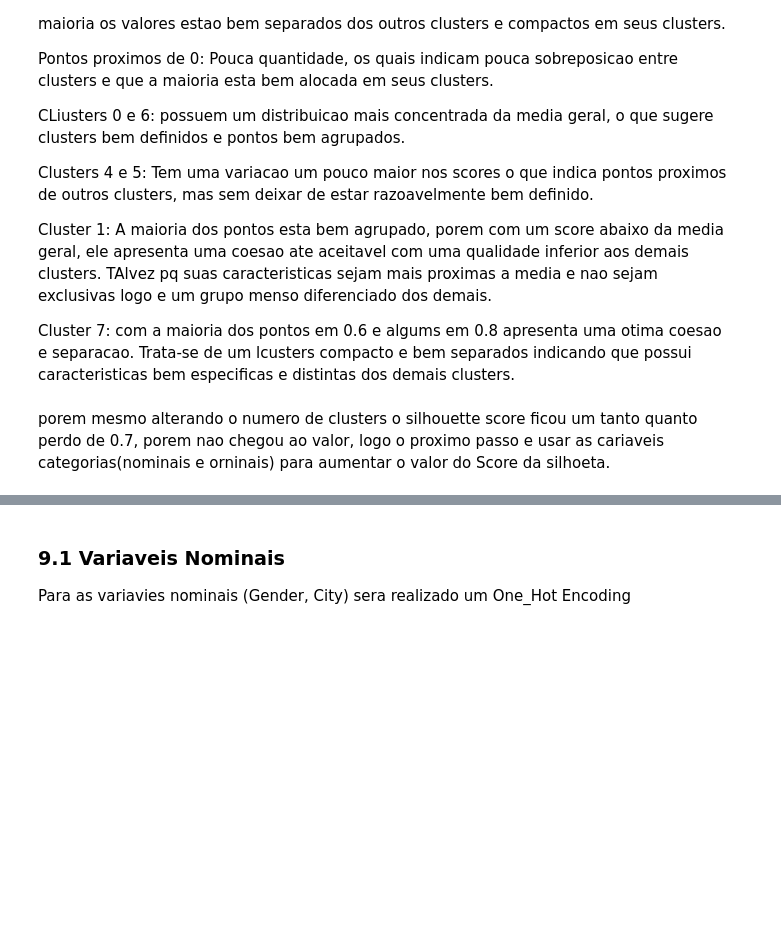
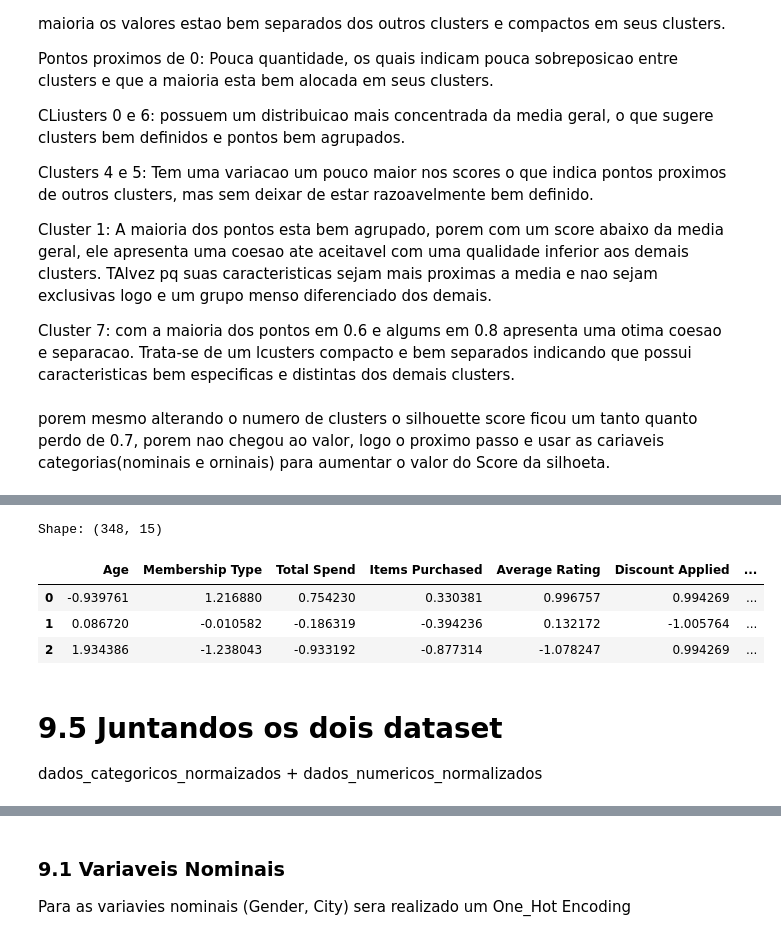
Before and after one commit to HammadN98/Segmentacao_de_Clientes_para_E-commerce, a Jupyter notebook: notebooks/E_commerce_behavior.ipynb, the cells around one changed output, grey strips where cells are left out. Cells and saved outputs as stored; diff of their text form; code cells hidden in the pictures; blank space fills up the shorter version.

```diff
--- a/notebooks/E_commerce_behavior.ipynb
+++ b/notebooks/E_commerce_behavior.ipynb
@@ -404,0 +487,13 @@ As variaveis qe serao analisadas sao:
+# %%
+print(f"Shape: {dados.shape}")
+dados.head(3)
+# %% [output]
+Shape: (348, 15)
+|  | Age | Membership Type | Total Spend | Items Purchased | Average Rating | Discount Applied | ... |
+| 0 | -0.939761 | 1.216880 | 0.754230 | 0.330381 | 0.996757 | 0.994269 | ... |
+| 1 | 0.086720 | -0.010582 | -0.186319 | -0.394236 | 0.132172 | -1.005764 | ... |
+| 2 | 1.934386 | -1.238043 | -0.933192 | -0.877314 | -1.078247 | 0.994269 | ... |
+# %% [markdown]
+# 9.5 Juntandos os dois dataset
+
+dados_categoricos_normaizados + dados_numericos_normalizados
```
Also changed, not shown: parts of 35 cells of this notebook.
